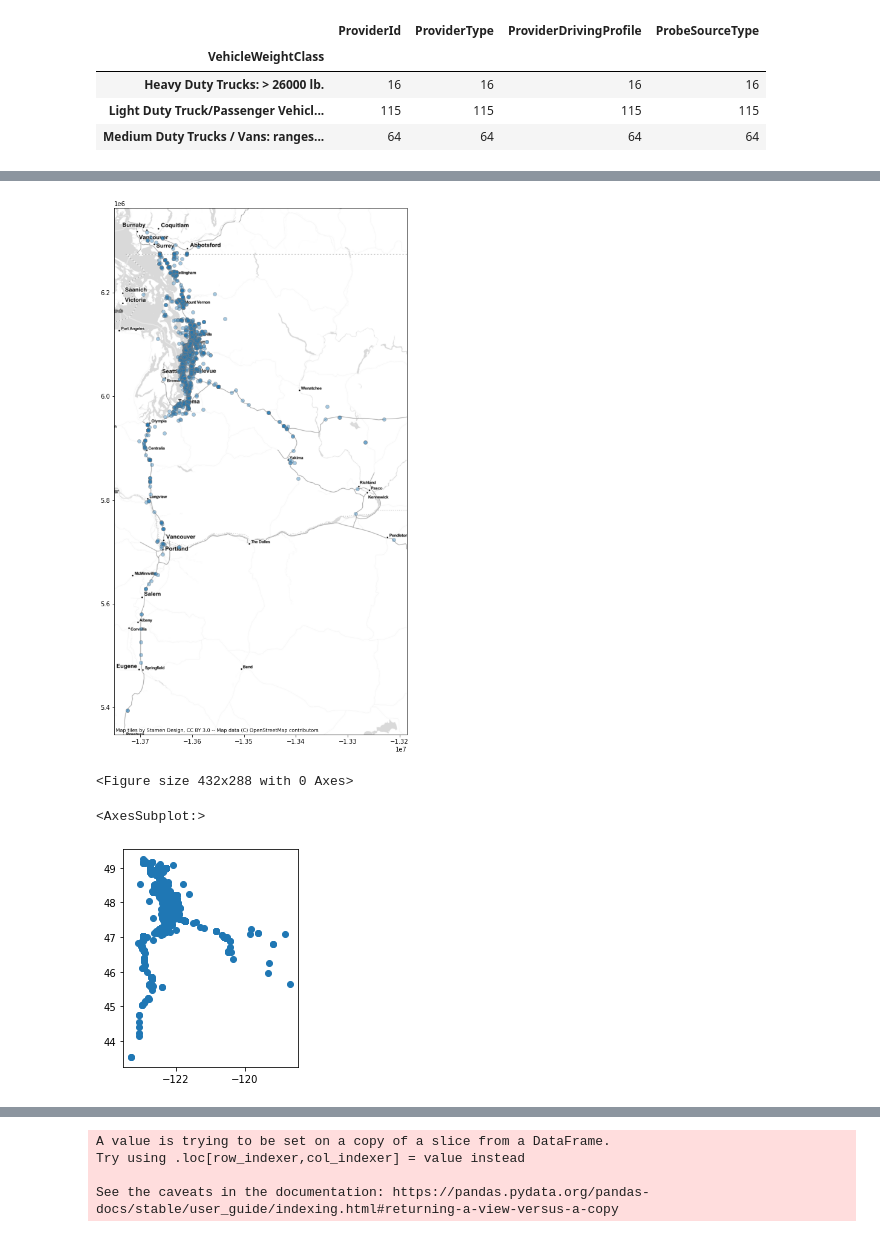
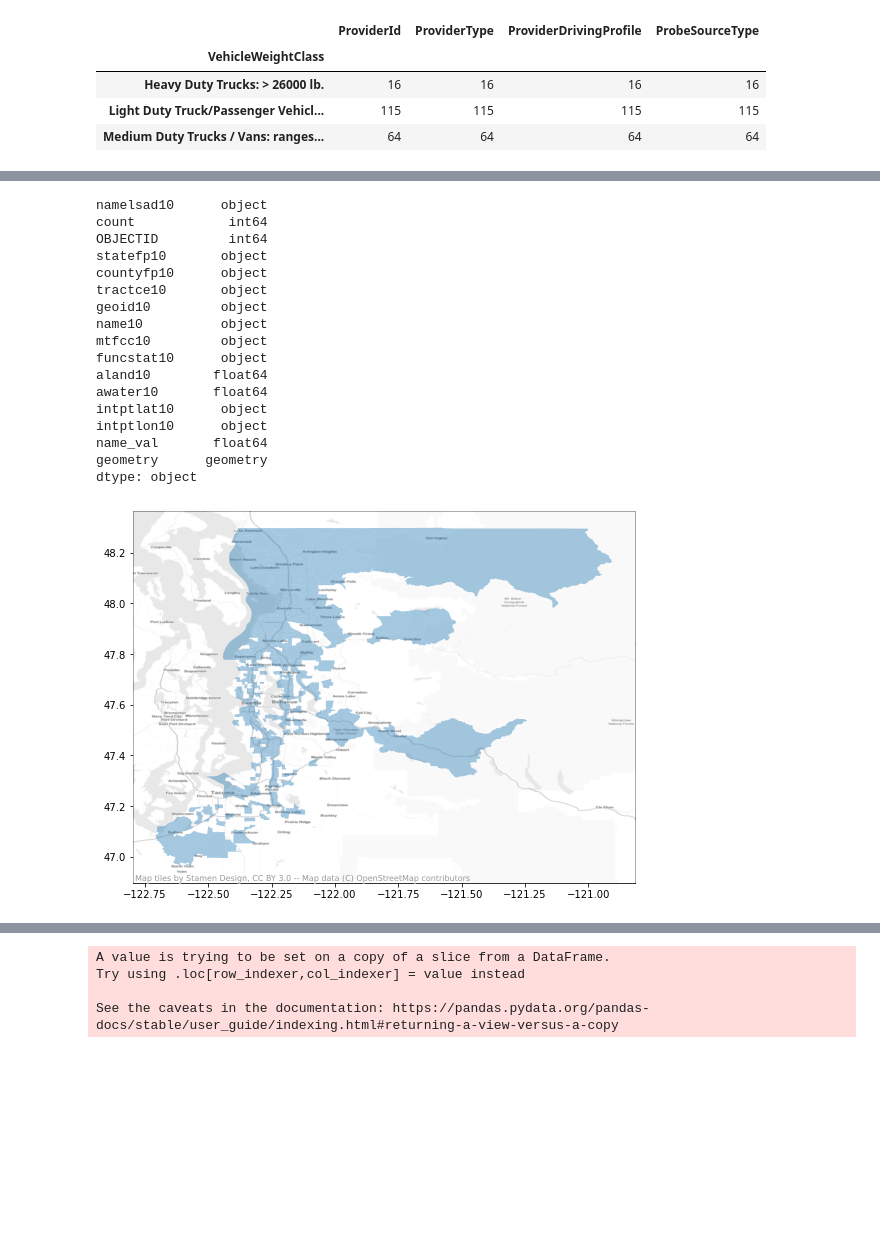
Before and after one commit to psrc/data-science, a Jupyter notebook: inrix/Inrix Sample Data Explorations.ipynb, the cells around one changed output, grey strips where cells are left out. Drawn from its saved outputs; the diff is of its cells as text; code cells hidden in the pictures; blank space fills up the shorter version.

Commit message:
INRIX data explorations

```diff
--- a/inrix/Inrix Sample Data Explorations.ipynb
+++ b/inrix/Inrix Sample Data Explorations.ipynb
@@ -128,0 +206,2 @@ trips_vehicle = pd.merge(trips_df,vehicle_df, on='ProviderId')
+# %%
+tract_trips = gpd.sjoin(tracts, g_o_trips_vehicle, how='inner', op='intersects')
@@ -129 +233,5 @@ trips_vehicle = pd.merge(trips_df,vehicle_df, on='ProviderId')
+# %%
+destinations_by_tract=tract_trips.groupby('namelsad10')['namelsad10'].count()
+
+destinations_by_tract_count=destinations_by_tract.reset_index(name='count')
 # %%
@@ -145,15 +246,31 @@ g_o_trips_vehicle = g_o_trips_vehicle.to_crs(epsg=3857)
+# %%
+destinations_by_tract_count = pd.merge(destinations_by_tract_count, tracts,on=["namelsad10"])
+# %%
+type(destinations_by_tract_count)
+destinations_by_tract_count.dtypes
+# %% [output]
+namelsad10      object
+count            int64
+OBJECTID         int64
+statefp10       object
+countyfp10      object
+tractce10       object
+geoid10         object
+name10          object
+mtfcc10         object
+funcstat10      object
+aland10        float64
+awater10       float64
+intptlat10      object
+intptlon10      object
+name_val       float64
+geometry      geometry
+dtype: object
+# %%
+destinations_by_tract_count = gpd.GeoDataFrame(destinations_by_tract_count, crs="EPSG:4326", geometry='geometry')
 # %%
-ax = g_o_trips_vehicle.plot(figsize=(9, 16), zorder=10, ec='gray', alpha=0.4)
-ctx.add_basemap(ax, source=ctx.providers.Stamen.TonerLite)
+tracts_plot = destinations_by_tract_count.plot(figsize=(9, 16), zorder=10, alpha=0.4)
+#ctx.add_basemap(tracts_plot, source=ctx.providers.Stamen.TonerLite)
+ctx.add_basemap(tracts_plot, source=ctx.providers.Stamen.TonerLite, zoom=10, alpha=0.6, zorder=8 , crs='EPSG:4326' )
 # %% [output]
-[figure, old version]
+[figure, new version]
-# %%
-src_basemap = ctx.providers.Stamen.Terrain
-ctx.add_basemap( ax, source=src_basemap,  zoom='auto' )
-# %% [output]
-<Figure size 432x288 with 0 Axes>
-# %%
-g_o_trips_vehicle.plot()
-# %% [output]
-<AxesSubplot:>
-[figure, removed]
```
Also changed, not shown: parts of 29 cells of this notebook, 1 other file.
